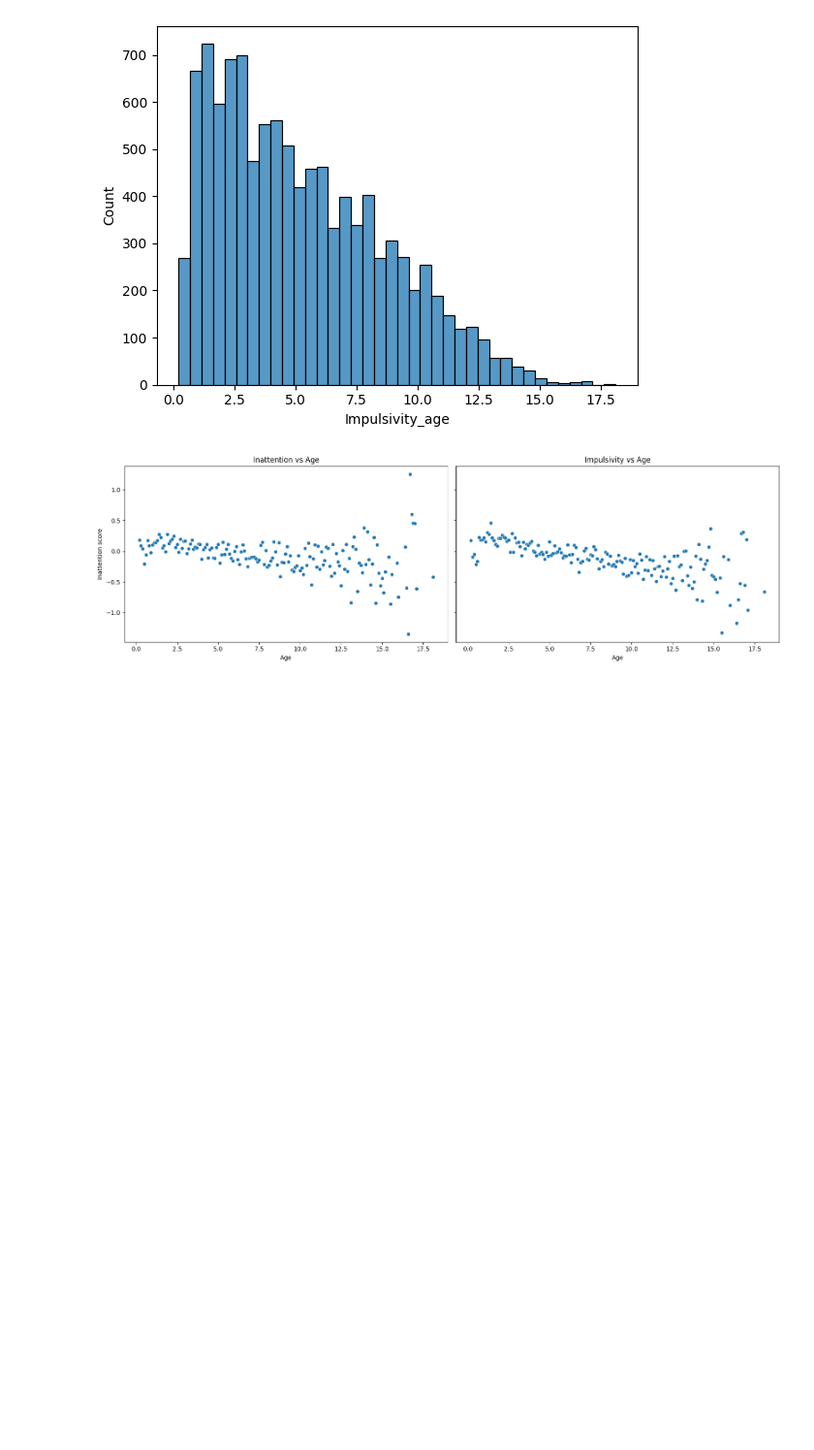
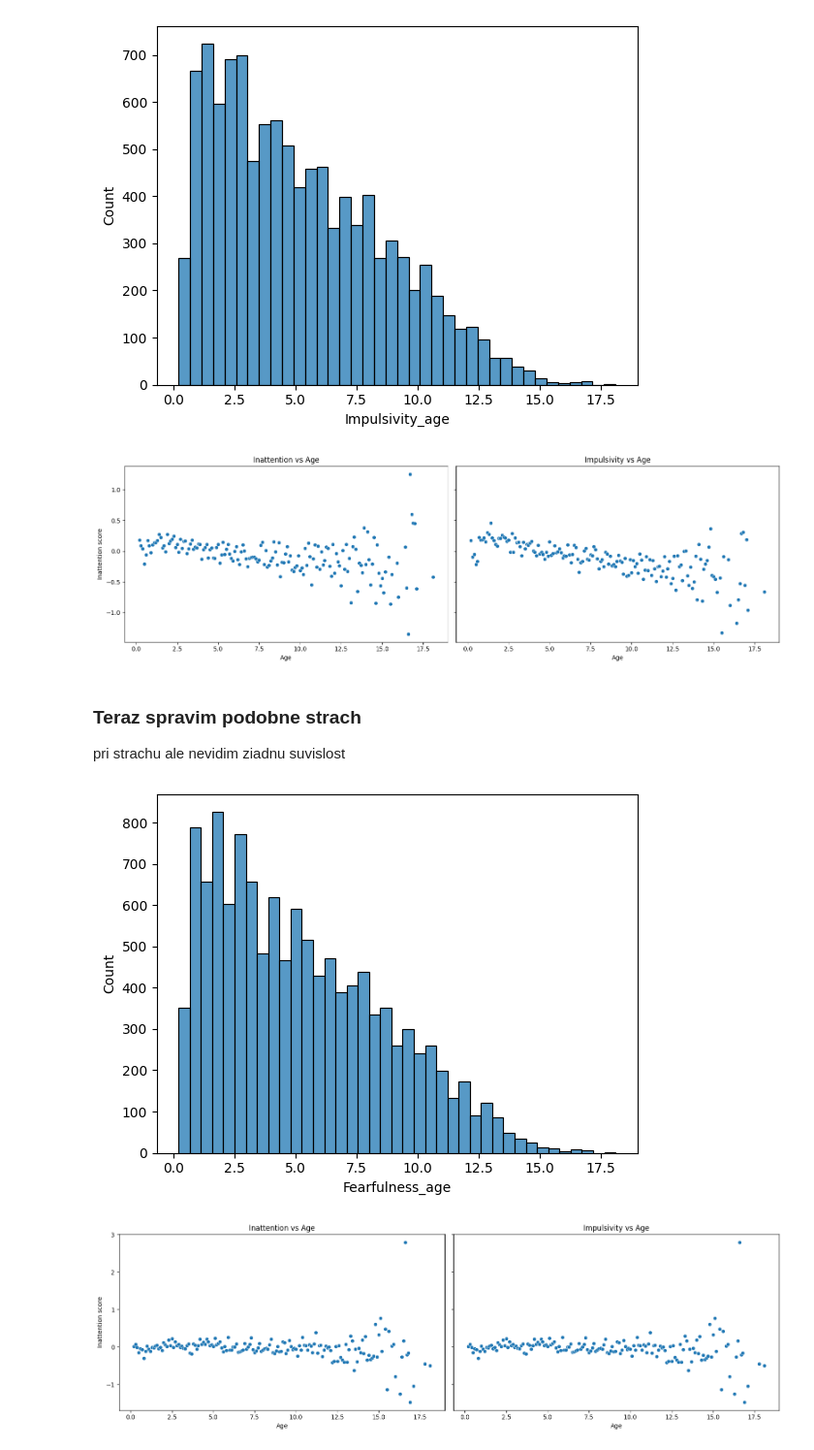
Before and after one commit to Retr-1/AnalyzaPsy, a Jupyter notebook: Analyza_psy.ipynb, the cells around one changed output. Shown: that part at 97% size. Cells and saved outputs as stored; diff of their text form; code cells hidden in the pictures; blank space fills up the shorter version.

```diff
--- a/Analyza_psy.ipynb
+++ b/Analyza_psy.ipynb
@@ -316,3 +316,38 @@ plt.show()
 # %% [output]
 [figure]
 [figure]
+# %% [markdown]
+### Teraz spravim podobne strach
+pri strachu ale nevidim ziadnu suvislost
+# %%
+psy3 = dogs.copy(deep=True)
+psy3["Fearfulness_age"] = psy3["Fearfulness_age"].round(1)
+f = psy3.groupby("Fearfulness_age")["fearfulness_score"].mean()
+f = pd.DataFrame(f)
+
+
+
+
+
+ax = sns.histplot(data=psy3, x="Fearfulness_age")
+
+
+figure, axes = plt.subplots(1, 2, figsize=(16, 5), sharey=True)
+sns.scatterplot(x=f.index, y=f["fearfulness_score"], ax=axes[0])
+axes[0].set_title("Inattention vs Age")
+axes[0].set_xlabel("Age")
+axes[0].set_ylabel("Inattention score")
+
+# Scatterplot 2
+sns.scatterplot(x=f.index, y=f["fearfulness_score"], ax=axes[1])
+axes[1].set_title("Impulsivity vs Age")
+axes[1].set_xlabel("Age")
+axes[1].set_ylabel("Impulsivity Score")
+
+
+
+plt.tight_layout()
+plt.show()
+# %% [output]
+[figure, added]
+[figure, added]
```
Also changed, not shown: parts of 4 cells of this notebook, 1 other file.
